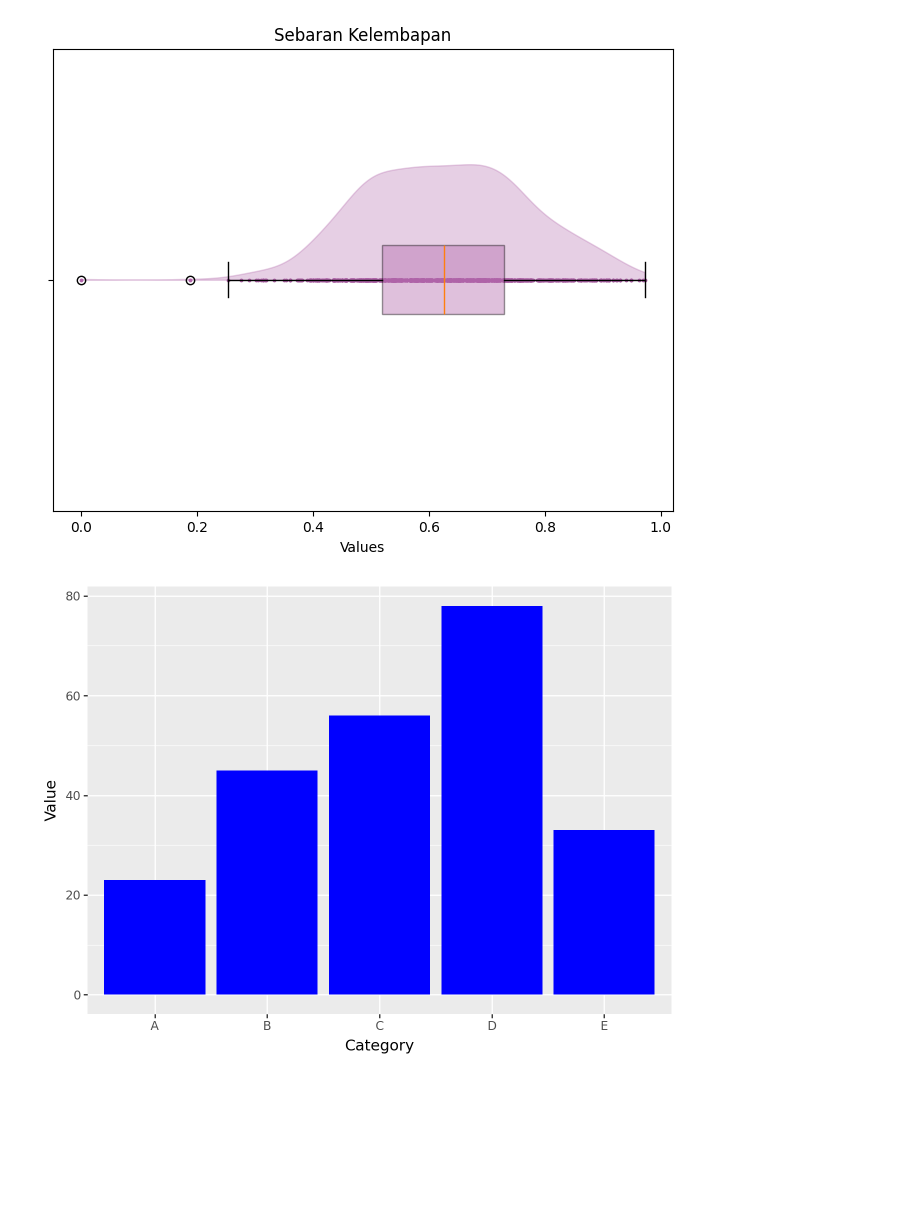
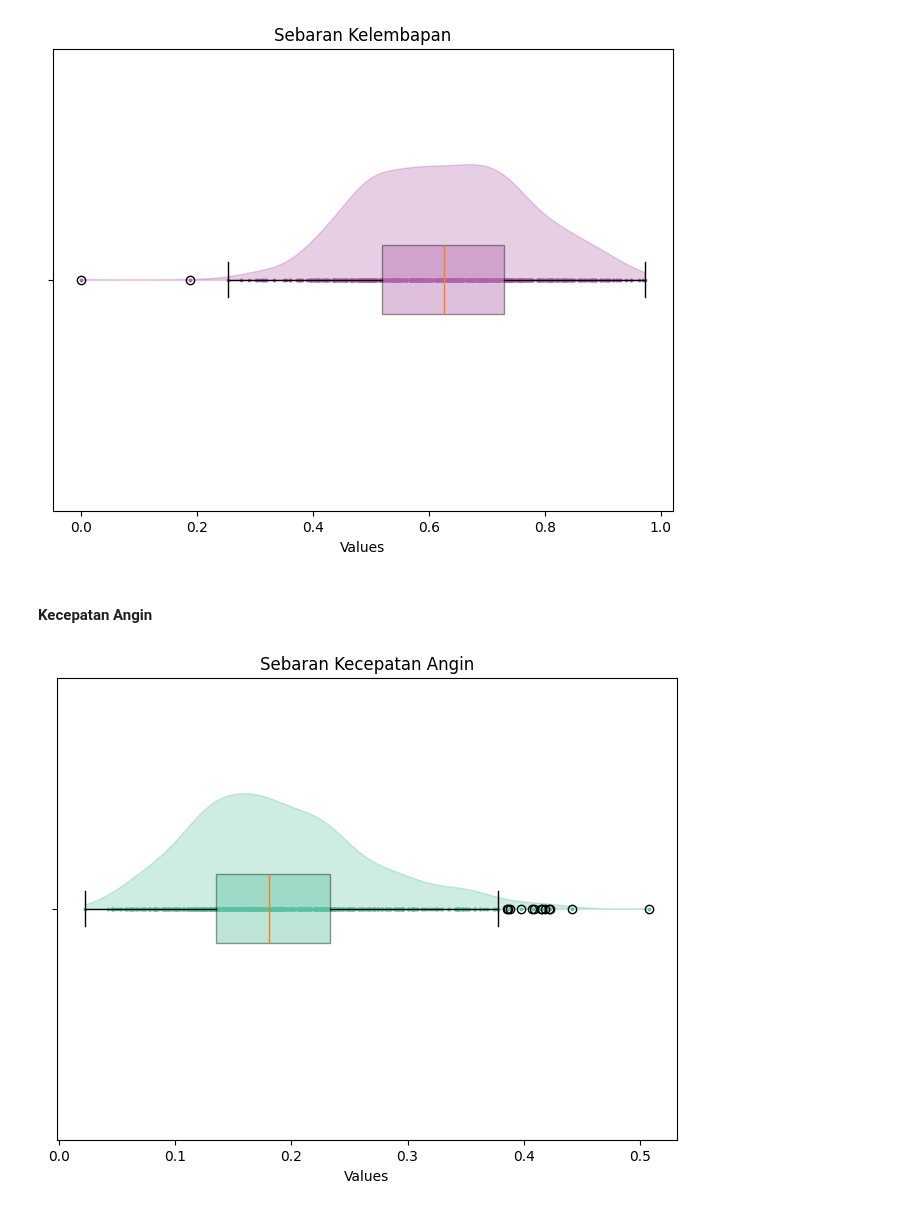
Before and after one commit to Zen-Rofiqy/Bangkit-2024, a Jupyter notebook: 04 Analisis Data dng Py/@Proyek-akhir/MyDashBoard.ipynb, the cells around one changed output. Cells and saved outputs as stored; diff of their text form; code cells hidden in the pictures; blank space fills up the shorter version.

```diff
--- a/04 Analisis Data dng Py/@Proyek-akhir/MyDashBoard.ipynb
+++ b/04 Analisis Data dng Py/@Proyek-akhir/MyDashBoard.ipynb
@@ -431,20 +431,45 @@ plt.title("Sebaran Kelembapan")
 plt.show()
 # %% [output]
 [figure]
-# %%
-from plotnine import ggplot, aes, geom_bar
-import pandas as pd
-
-# Data
-data = pd.DataFrame({
-    'Category': ['A', 'B', 'C', 'D', 'E'],
-    'Value': [23, 45, 56, 78, 33]
-})
-
-# Buat plot
-(
-    ggplot(data, aes(x='Category', y='Value')) +
-    geom_bar(stat='identity', fill='blue')
-)
-# %% [output]
-[figure, removed]
+# %% [markdown]
+#### Kecepatan Angin
+# %%
+fig, ax = plt.subplots(figsize=(8, 6))
+
+# Create a list of colors for the boxplots based on the number of features you have
+boxplots_colors = ['#5AC1A2']
+
+# Boxplot data
+bp = ax.boxplot(day_df['windspeed'], patch_artist=True, vert=False)
+
+# Change to the desired color and add transparency
+for patch, color in zip(bp['boxes'], boxplots_colors):
+    patch.set_facecolor(color)
+    patch.set_alpha(0.4)
+
+# Create a list of colors for the violin plots based on the number of features you have
+violin_colors = ['#5AC1A2']
+
+# Violinplot data
+vp = ax.violinplot(day_df['windspeed'], points=500, showmeans=False, showextrema=False, showmedians=False, vert=False)
+
+for idx, b in enumerate(vp['bodies']):
+    # Get the center of the plot
+    m = np.mean(b.get_paths()[0].vertices[:, 0])
+    # Modify it so we only see the upper half of the violin plot
+    b.get_paths()[0].vertices[:, 1] = np.clip(b.get_paths()[0].vertices[:, 1], idx+1, idx+2)
+    # Change to the desired color
+    b.set_color(violin_colors[idx])
+
+# Create a list of colors for the scatter plots based on the number of features you have
+scatter_colors = ['#5AC1A2']
+
+# Scatterplot data
+plt.scatter(day_df['windspeed'], np.ones(len(day_df['windspeed'])), s=3, c=scatter_colors[0])
+
+plt.yticks([1], [''])  # Set text labels.
+plt.xlabel('Values')
+plt.title("Sebaran Kecepatan Angin")
+plt.show()
+# %% [output]
+[figure, added]
```
Also changed, not shown: parts of 12 cells of this notebook, 1 other file.
